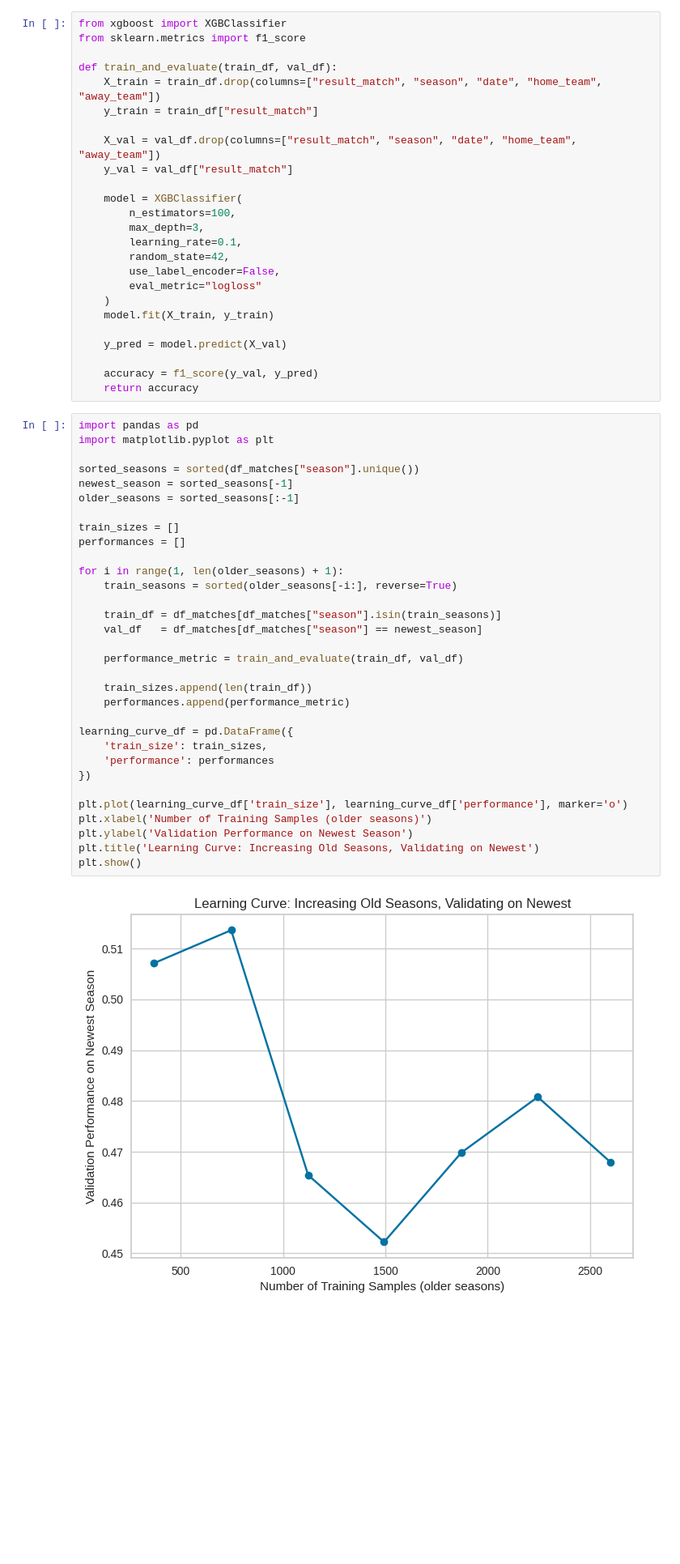
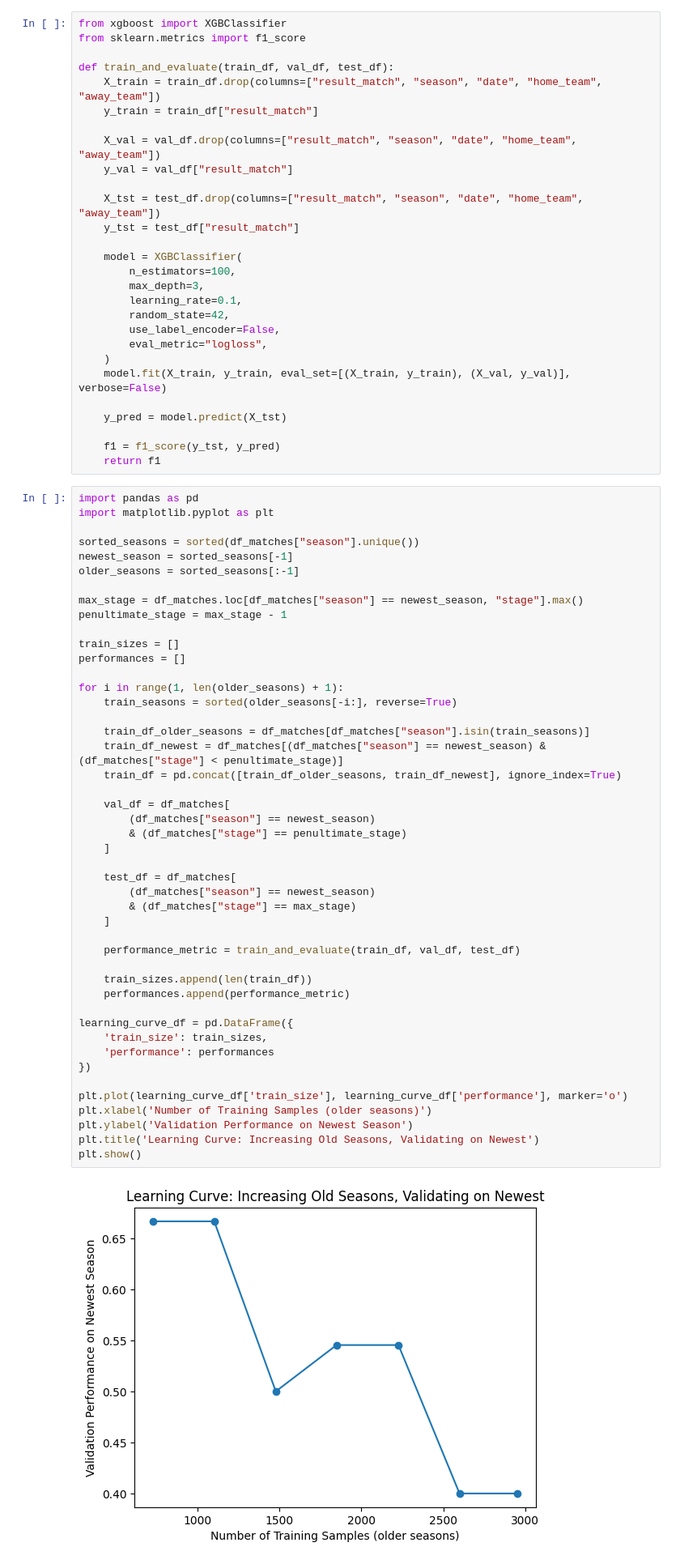
Before and after one commit to kamil0920/football_result_prediction-v2, a Jupyter notebook: src/eda.ipynb, the cells around one changed output. Shown: that part at 81% size. Drawn from its saved outputs; the diff is of its cells as text; blank space fills up the shorter version.

```diff
--- a/src/eda.ipynb
+++ b/src/eda.ipynb
@@ -6,12 +6,15 @@ df_matches = pd.read_csv('../data/preprocessed/preprocessed_1.csv')
 from xgboost import XGBClassifier
 from sklearn.metrics import f1_score
 
-def train_and_evaluate(train_df, val_df):
+def train_and_evaluate(train_df, val_df, test_df):
     X_train = train_df.drop(columns=["result_match", "season", "date", "home_team", "away_team"])
     y_train = train_df["result_match"]
 
     X_val = val_df.drop(columns=["result_match", "season", "date", "home_team", "away_team"])
     y_val = val_df["result_match"]
+
+    X_tst = test_df.drop(columns=["result_match", "season", "date", "home_team", "away_team"])
+    y_tst = test_df["result_match"]
 
     model = XGBClassifier(
         n_estimators=100,
@@ -19,48 +22,62 @@ def train_and_evaluate(train_df, val_df):
         learning_rate=0.1,
         random_state=42,
         use_label_encoder=False,
-        eval_metric="logloss"
+        eval_metric="logloss",
     )
-    model.fit(X_train, y_train)
+    model.fit(X_train, y_train, eval_set=[(X_train, y_train), (X_val, y_val)], verbose=False)
 
-    y_pred = model.predict(X_val)
+    y_pred = model.predict(X_tst)
 
-    accuracy = f1_score(y_val, y_pred)
-    return accuracy
+    f1 = f1_score(y_tst, y_pred)
+    return f1
 # %%
 import pandas as pd
 import matplotlib.pyplot as plt
 
 sorted_seasons = sorted(df_matches["season"].unique())
 newest_season = sorted_seasons[-1]
 older_seasons = sorted_seasons[:-1]
 
+max_stage = df_matches.loc[df_matches["season"] == newest_season, "stage"].max()
+penultimate_stage = max_stage - 1
+
 train_sizes = []
 performances = []
 
 for i in range(1, len(older_seasons) + 1):
     train_seasons = sorted(older_seasons[-i:], reverse=True)
 
-    train_df = df_matches[df_matches["season"].isin(train_seasons)]
-    val_df   = df_matches[df_matches["season"] == newest_season]
+    train_df_older_seasons = df_matches[df_matches["season"].isin(train_seasons)]
+    train_df_newest = df_matches[(df_matches["season"] == newest_season) & (df_matches["stage"] < penultimate_stage)]
+    train_df = pd.concat([train_df_older_seasons, train_df_newest], ignore_index=True)
 
-    performance_metric = train_and_evaluate(train_df, val_df)
+    val_df = df_matches[
+        (df_matches["season"] == newest_season)
+        & (df_matches["stage"] == penultimate_stage)
+    ]
+
+    test_df = df_matches[
+        (df_matches["season"] == newest_season)
+        & (df_matches["stage"] == max_stage)
+    ]
+
+    performance_metric = train_and_evaluate(train_df, val_df, test_df)
 
     train_sizes.append(len(train_df))
     performances.append(performance_metric)
 
 learning_curve_df = pd.DataFrame({
     'train_size': train_sizes,
     'performance': performances
 })
 
 plt.plot(learning_curve_df['train_size'], learning_curve_df['performance'], marker='o')
 plt.xlabel('Number of Training Samples (older seasons)')
 plt.ylabel('Validation Performance on Newest Season')
 plt.title('Learning Curve: Increasing Old Seasons, Validating on Newest')
 plt.show()
 # %% [output]
-[figure, old version]
+[figure, new version]
 # %%
 df_matches = df_matches.sort_values(by=["season", "stage", "date"])
 
```
Also changed, not shown: parts of 2 cells of this notebook, 2 other files.
